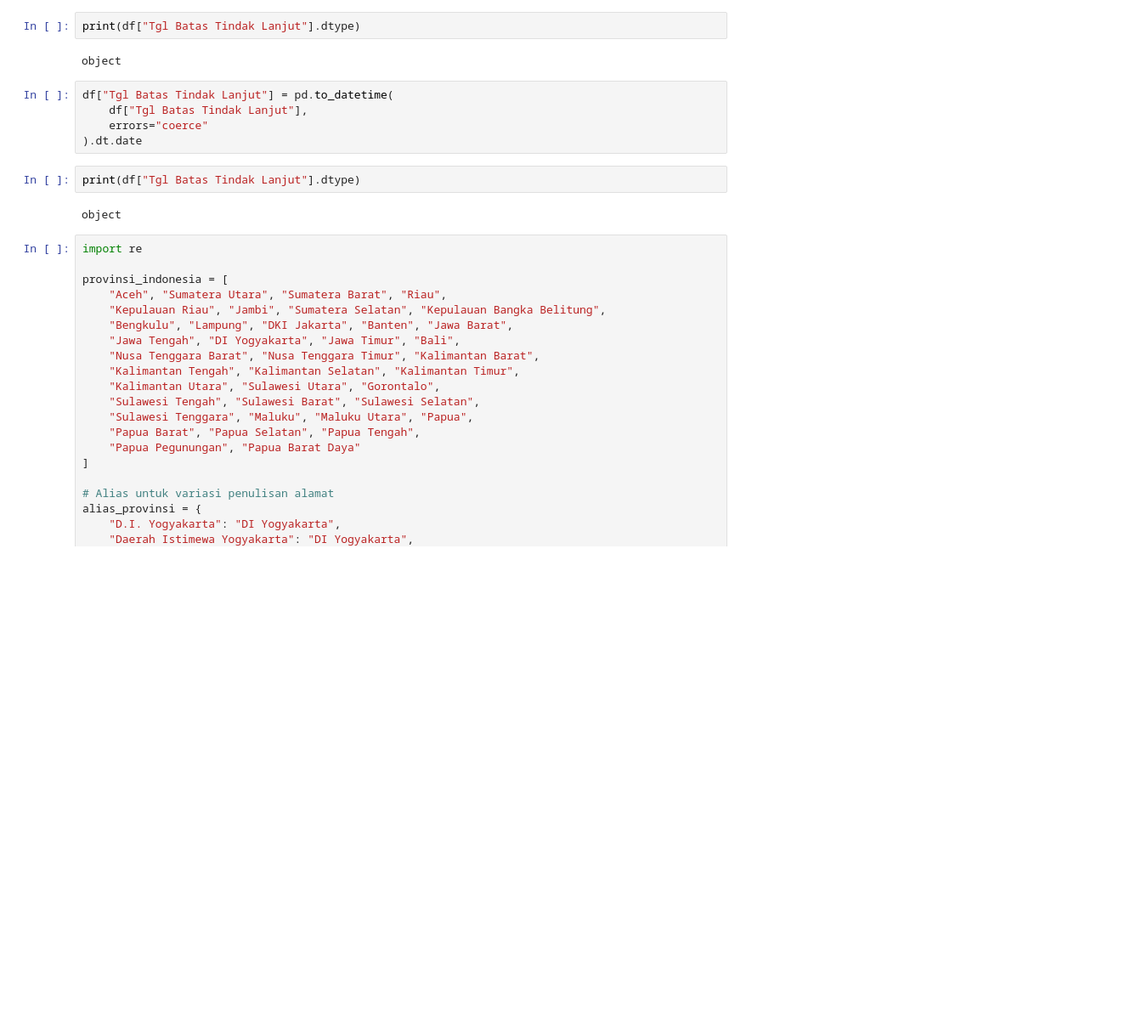
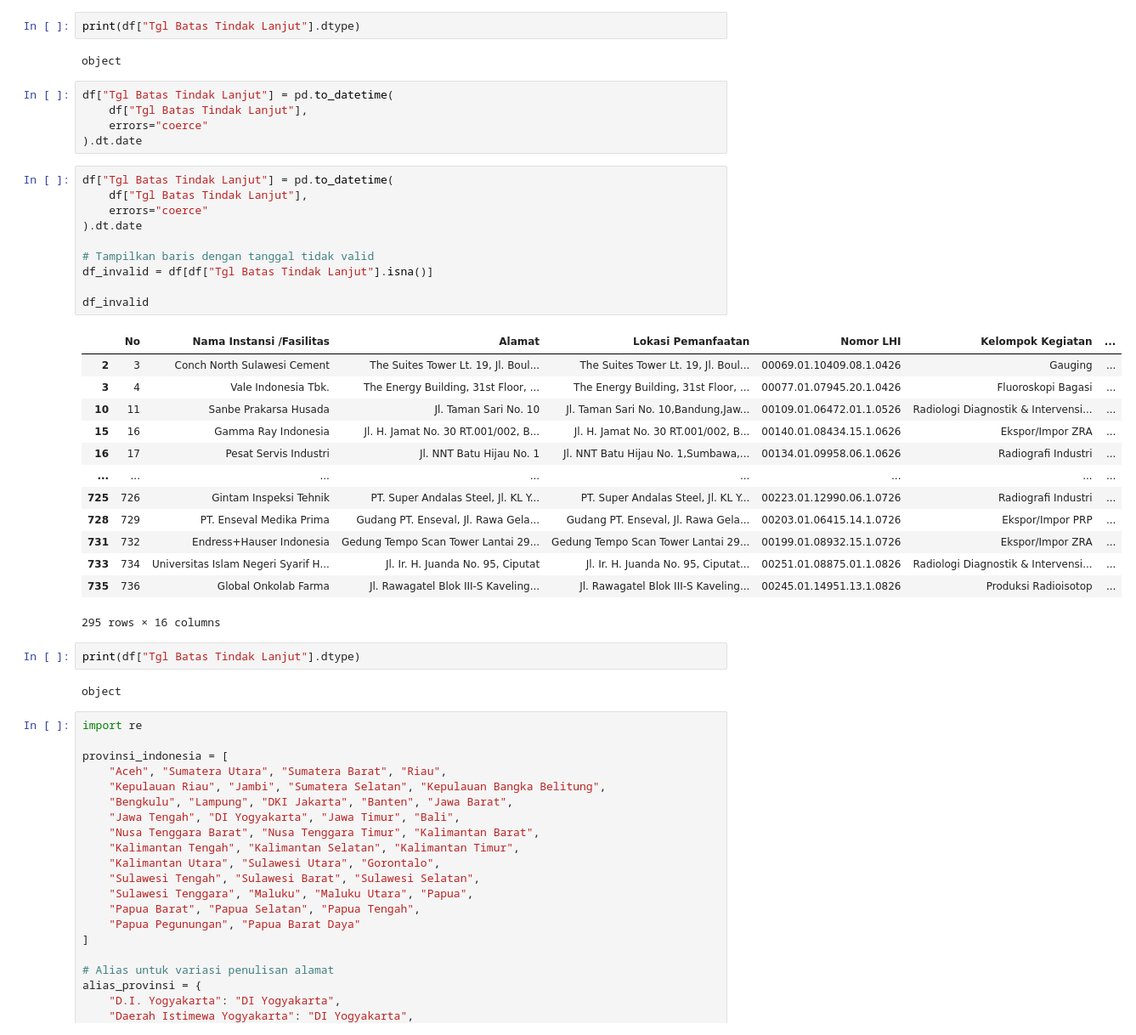
Before and after one commit to PranetaDwi/etl-visualisasi-bapeten, a Jupyter notebook: exploration/data-temuan-raw.ipynb, the cells around one changed output. Shown at 85% size. Drawn from its saved outputs; the diff is of its cells as text; blank space fills up the shorter version.

```diff
--- a/exploration/data-temuan-raw.ipynb
+++ b/exploration/data-temuan-raw.ipynb
@@ -50,6 +47,30 @@ df["Tgl Batas Tindak Lanjut"] = pd.to_datetime(
     df["Tgl Batas Tindak Lanjut"],
     errors="coerce"
 ).dt.date
+# %%
+df["Tgl Batas Tindak Lanjut"] = pd.to_datetime(
+    df["Tgl Batas Tindak Lanjut"],
+    errors="coerce"
+).dt.date
+
+# Tampilkan baris dengan tanggal tidak valid
+df_invalid = df[df["Tgl Batas Tindak Lanjut"].isna()]
+
+df_invalid
+# %% [output]
+|  | No | Nama Instansi /Fasilitas | Alamat | Lokasi Pemanfaatan | Nomor LHI | Kelompok Kegiatan | ... |
+| 2 | 3 | Conch North Sulawesi Cement | The Suites Tower Lt. 19, Jl. Boul... | The Suites Tower Lt. 19, Jl. Boul... | 00069.01.10409.08.1.0426 | Gauging | ... |
+| 3 | 4 | Vale Indonesia Tbk. | The Energy Building, 31st Floor, ... | The Energy Building, 31st Floor, ... | 00077.01.07945.20.1.0426 | Fluoroskopi Bagasi | ... |
+| 10 | 11 | Sanbe Prakarsa Husada | Jl. Taman Sari No. 10 | Jl. Taman Sari No. 10,Bandung,Jaw... | 00109.01.06472.01.1.0526 | Radiologi Diagnostik & Intervensi... | ... |
+| 15 | 16 | Gamma Ray Indonesia | Jl. H. Jamat No. 30 RT.001/002, B... | Jl. H. Jamat No. 30 RT.001/002, B... | 00140.01.08434.15.1.0626 | Ekspor/Impor ZRA | ... |
+| 16 | 17 | Pesat Servis Industri | Jl. NNT Batu Hijau No. 1 | Jl. NNT Batu Hijau No. 1,Sumbawa,... | 00134.01.09958.06.1.0626 | Radiografi Industri | ... |
+| ... | ... | ... | ... | ... | ... | ... | ... |
+| 725 | 726 | Gintam Inspeksi Tehnik | PT. Super Andalas Steel, Jl. KL Y... | PT. Super Andalas Steel, Jl. KL Y... | 00223.01.12990.06.1.0726 | Radiografi Industri | ... |
+| 728 | 729 | PT. Enseval Medika Prima | Gudang PT. Enseval, Jl. Rawa Gela... | Gudang PT. Enseval, Jl. Rawa Gela... | 00203.01.06415.14.1.0726 | Ekspor/Impor PRP | ... |
+| 731 | 732 | Endress+Hauser Indonesia | Gedung Tempo Scan Tower Lantai 29... | Gedung Tempo Scan Tower Lantai 29... | 00199.01.08932.15.1.0726 | Ekspor/Impor ZRA | ... |
+| 733 | 734 | Universitas Islam Negeri Syarif H... | Jl. Ir. H. Juanda No. 95, Ciputat | Jl. Ir. H. Juanda No. 95, Ciputat... | 00251.01.08875.01.1.0826 | Radiologi Diagnostik & Intervensi... | ... |
+| 735 | 736 | Global Onkolab Farma | Jl. Rawagatel Blok III-S Kaveling... | Jl. Rawagatel Blok III-S Kaveling... | 00245.01.14951.13.1.0826 | Produksi Radioisotop | ... |
+295 rows × 16 columns
 # %%
 print(df["Tgl Batas Tindak Lanjut"].dtype)
 # %% [output]
```
Also changed, not shown: parts of 1 cell of this notebook, 6 other files.
